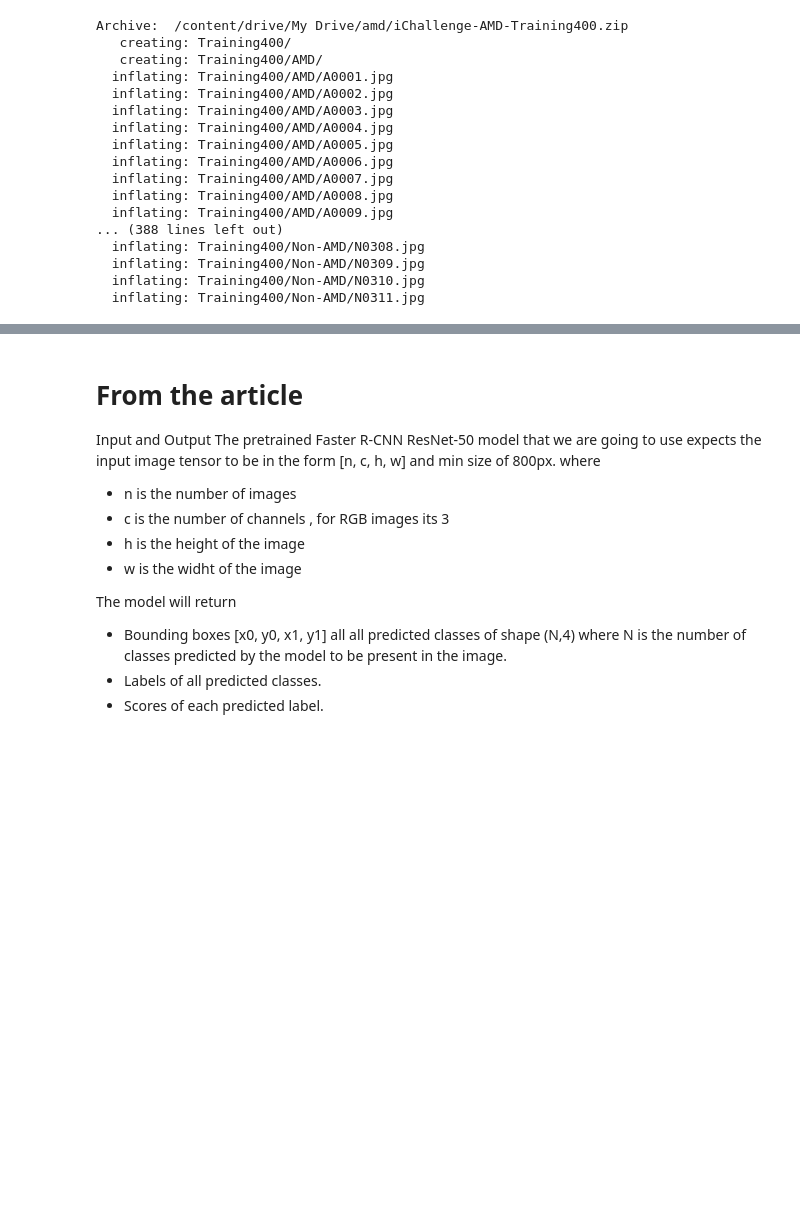
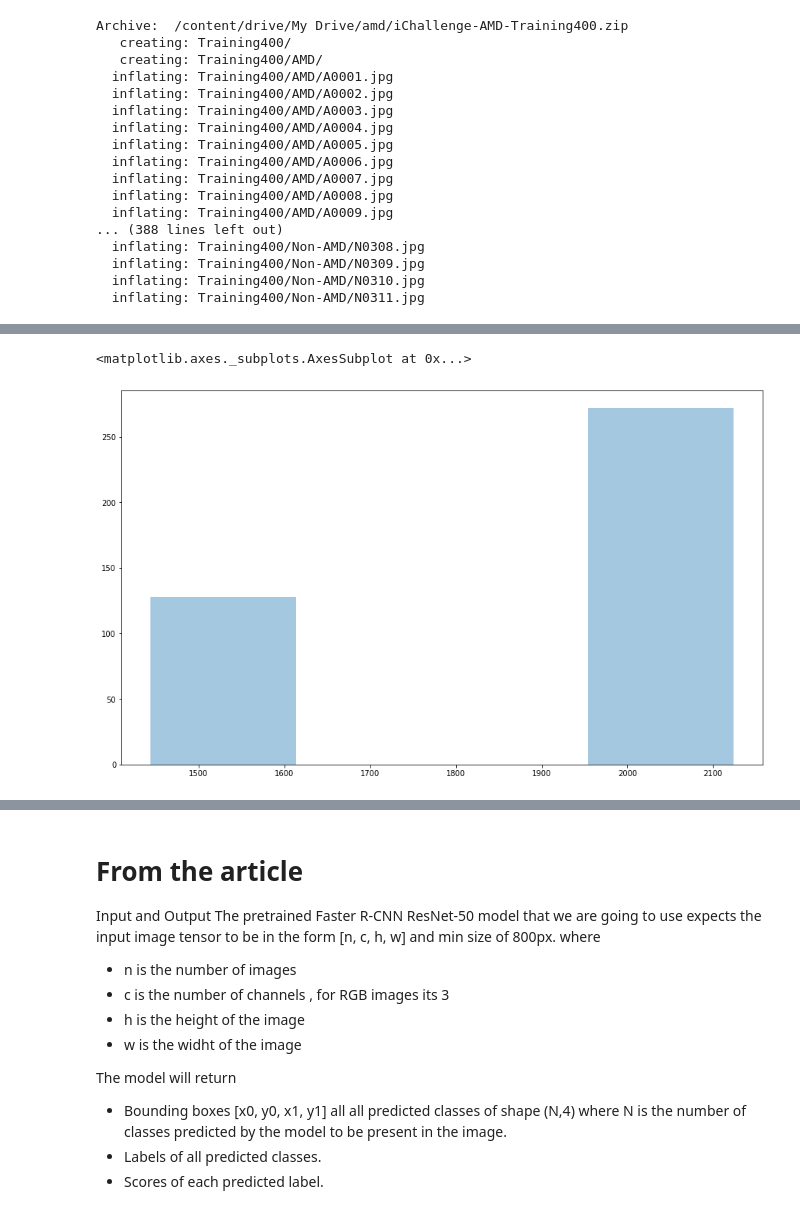
Before and after one commit to vikramkrishnan9885/MyColab, a Jupyter notebook: SingleObjectDetection.ipynb, the cells around one changed output, grey strips where cells are left out. Drawn from its saved outputs; the diff is of its cells as text; code cells hidden in the pictures; blank space fills up the shorter version.

```diff
--- a/SingleObjectDetection.ipynb
+++ b/SingleObjectDetection.ipynb
@@ -123,0 +236,21 @@ FileNotFoundError: ignored
+# %%
+# Next, we will collect the image widths and heights in two lists:
+h_list,w_list=[],[]
+for id_ in ids:
+    if imgName[id_][0]=="A":
+        prefix="AMD"
+    else:
+        prefix="Non-AMD"
+    fullPath2img=os.path.join(path2data,"Training400",prefix,imgName[id_])
+    img = Image.open(fullPath2img)
+    h,w=img.size
+    h_list.append(h)
+    w_list.append(w)
+
+
+# Then, we will plot the distributions of heights and widths:
+
+sns.distplot(a=h_list, kde=False)
+# %% [output]
+<matplotlib.axes._subplots.AxesSubplot at 0x...>
+[figure, added]
```
Also changed, not shown: parts of 10 cells of this notebook.
